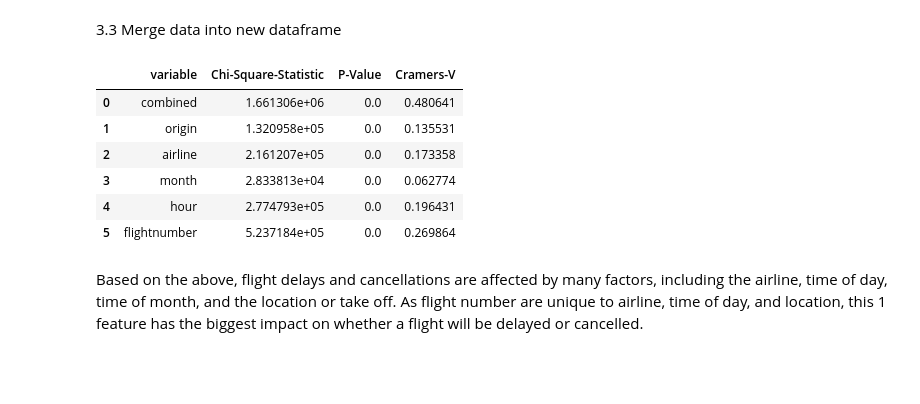
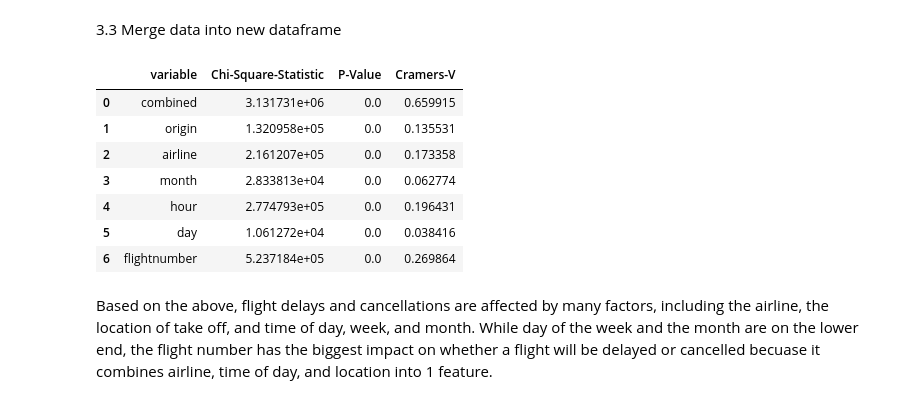
Before and after one commit to segoldsmith/Capstone2, a Jupyter notebook: capstone2_EDA.ipynb, the cells around one changed output. Saved outputs shown, nothing was run; the diff lists cells and outputs as text; code cells hidden in the pictures; blank space fills up the shorter version.

Commit message:
4th commit
Added graph and stats for 2 new variables

```diff
--- a/capstone2_EDA.ipynb
+++ b/capstone2_EDA.ipynb
@@ -261,0 +270,5 @@ yn_hour.sort_values('percent_Y', ascending = False)
+# %%
+#create column that extracts the day of the week
+
+fi['day'] = pd.to_datetime(fi['Date'], format='%Y-%m-%d')
+fi['day'] = fi['day'].dt.day_name()
@@ -275,7 +314,7 @@ fi['dcn'].replace(to_replace='Y', value= 1, inplace=True)
 # %%
 #create table
 
-contingency_table = pd.crosstab([fi['hour_depart'], fi['Flight_number'], fi['month'], fi['Airline'], fi['Origin']], fi['dcn'])
+contingency_table = pd.crosstab([fi['hour_depart'], fi['Flight_number'], fi['month'], fi['Airline'], fi['Origin'], fi['day']], fi['dcn'])
 
 # Perform the chi-square test
 chi2, p, dof, expected = stats.chi2_contingency(contingency_table)
@@ -391,0 +431,15 @@ Cramér’s V: 0.19643139759873687
+# %%
+#create table
+tableday = pd.crosstab([fi['day']], fi['dcn'])
+
+# Perform the chi-square test
+chi2, p, dof, expected = stats.chi2_contingency(tableday)
+cramers_v_value = cramers_v(chi2, n, min_dim)
+
+#Create dictionary of results to add to a dataframe
+day = {'variable':'day', 'Chi-Square-Statistic':chi2, 'P-Value':p, 'Cramers-V':cramers_v_value}
+
+print('day')
+print(f"Chi-Square Statistic: {chi2}")
+print(f"P-Value: {p}")
+print(f"Cramér’s V: {cramers_v_value}")
@@ -416,16 +477,17 @@ Cramér’s V: 0.2698637324988604
 # %% [markdown]
 3.3 Merge data into new dataframe
 # %%
-data = [combined, origin, airline, month, hour, flightnumber]
+data = [combined, origin, airline, month, hour, day, flightnumber]
 results = pd.DataFrame(data)
-results.head(6)
+results
 # %% [output]
 |  | variable | Chi-Square-Statistic | P-Value | Cramers-V |
-| 0 | combined | 1.661306e+06 | 0.0 | 0.480641 |
+| 0 | combined | 3.131731e+06 | 0.0 | 0.659915 |
 | 1 | origin | 1.320958e+05 | 0.0 | 0.135531 |
 | 2 | airline | 2.161207e+05 | 0.0 | 0.173358 |
 | 3 | month | 2.833813e+04 | 0.0 | 0.062774 |
 | 4 | hour | 2.774793e+05 | 0.0 | 0.196431 |
-| 5 | flightnumber | 5.237184e+05 | 0.0 | 0.269864 |
+| 5 | day | 1.061272e+04 | 0.0 | 0.038416 |
+| 6 | flightnumber | 5.237184e+05 | 0.0 | 0.269864 |
 # %% [markdown]
-Based on the above, flight delays and cancellations are affected by many factors, including the airline, time of day, time of month, and the location or take off. As flight number are unique to airline, time of day, and location, this 1 feature has the biggest impact on whether a flight will be delayed or cancelled.
+Based on the above, flight delays and cancellations are affected by many factors, including the airline, the location of take off, and time of day, week, and month. While day of the week and the month are on the lower end, the flight number has the biggest impact on whether a flight will be delayed or cancelled becuase it combines airline, time of day, and location into 1 feature.
```
Also changed, not shown: parts of 81 cells of this notebook.
